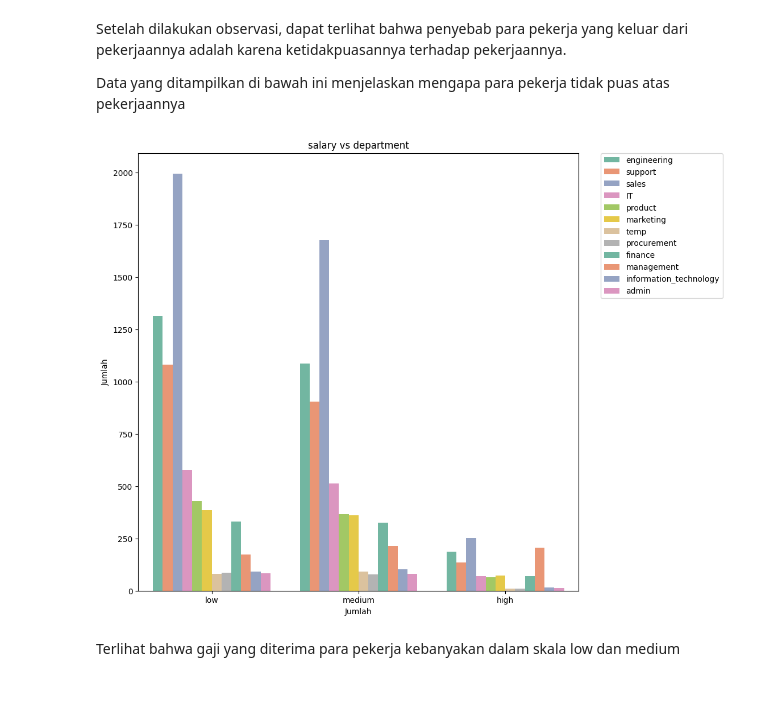
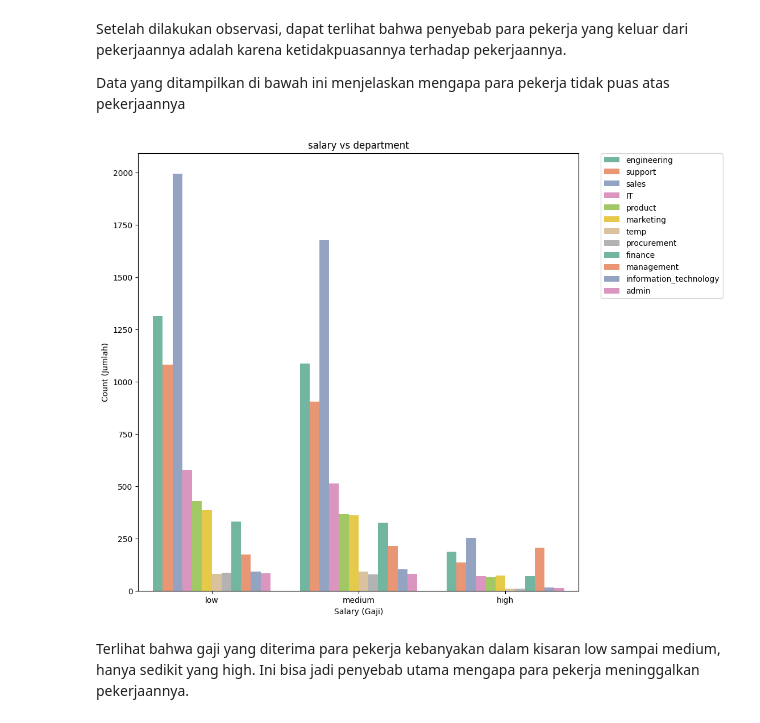
Before and after one commit to riskykrnawan/Praktikum_KB, a Jupyter notebook: Posttest_KB_3/posttest3.ipynb, the cells around one changed output. Cells and saved outputs as stored; diff of their text form; code cells hidden in the pictures; blank space fills up the shorter version.

```diff
--- a/Posttest_KB_3/posttest3.ipynb
+++ b/Posttest_KB_3/posttest3.ipynb
@@ -70,12 +70,13 @@ Data yang ditampilkan di bawah ini menjelaskan mengapa para pekerja tidak puas a
 # %%
 plt.figure(figsize=(10, 10))
 sns.countplot(x='salary',data=df, hue='department', palette='Set2')
 plt.title('salary vs department')
 plt.legend(bbox_to_anchor=(1.05, 1), loc=2, borderaxespad=0.)
-plt.ylabel('Jumlah')
-plt.xlabel('Gaji')
+plt.ylabel('Count (Jumlah)')
+plt.xlabel('Salary (Gaji)')
 plt.show()
 # %% [output]
-[figure, old version]
+[figure, new version]
 # %% [markdown]
-Terlihat bahwa gaji yang diterima para pekerja kebanyakan dalam skala low dan medium
+Terlihat bahwa gaji yang diterima para pekerja kebanyakan dalam kisaran low sampai medium, hanya sedikit yang high.
+Ini bisa jadi penyebab utama mengapa para pekerja meninggalkan pekerjaannya.
```
Also changed, not shown: parts of 4 cells of this notebook.
